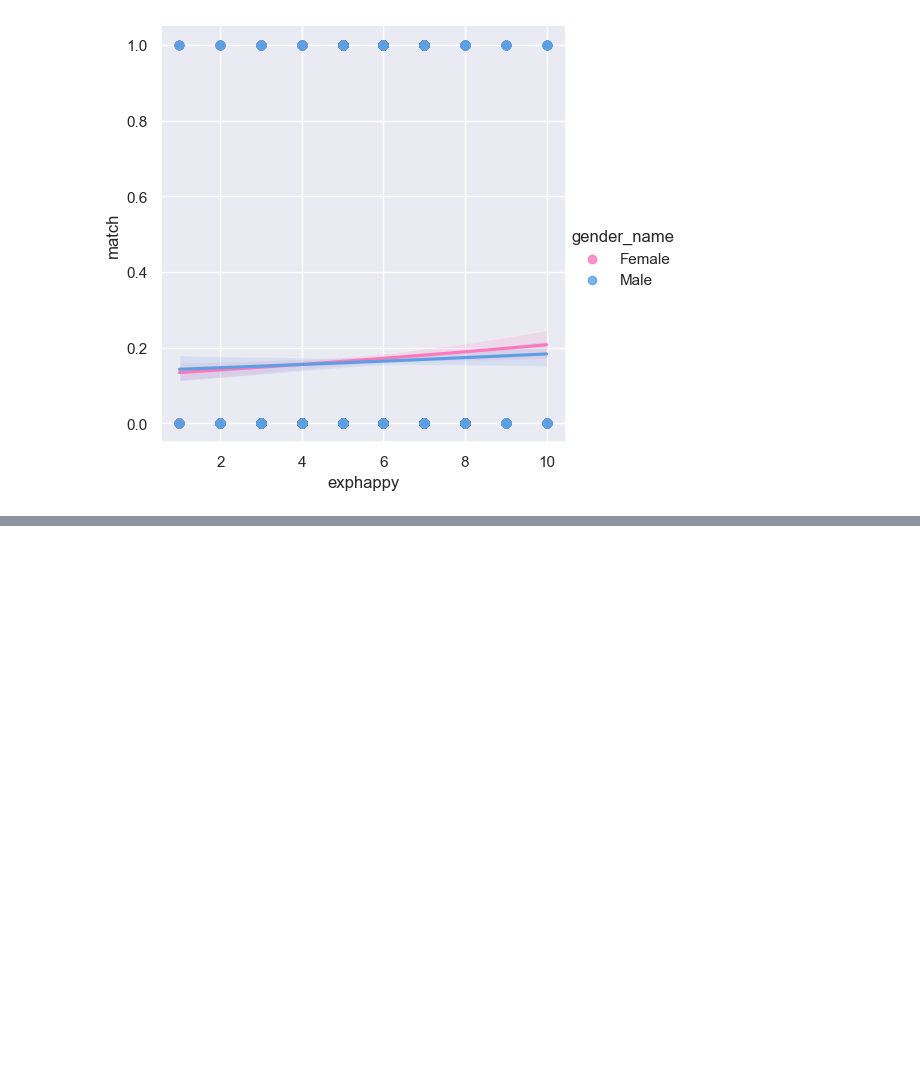
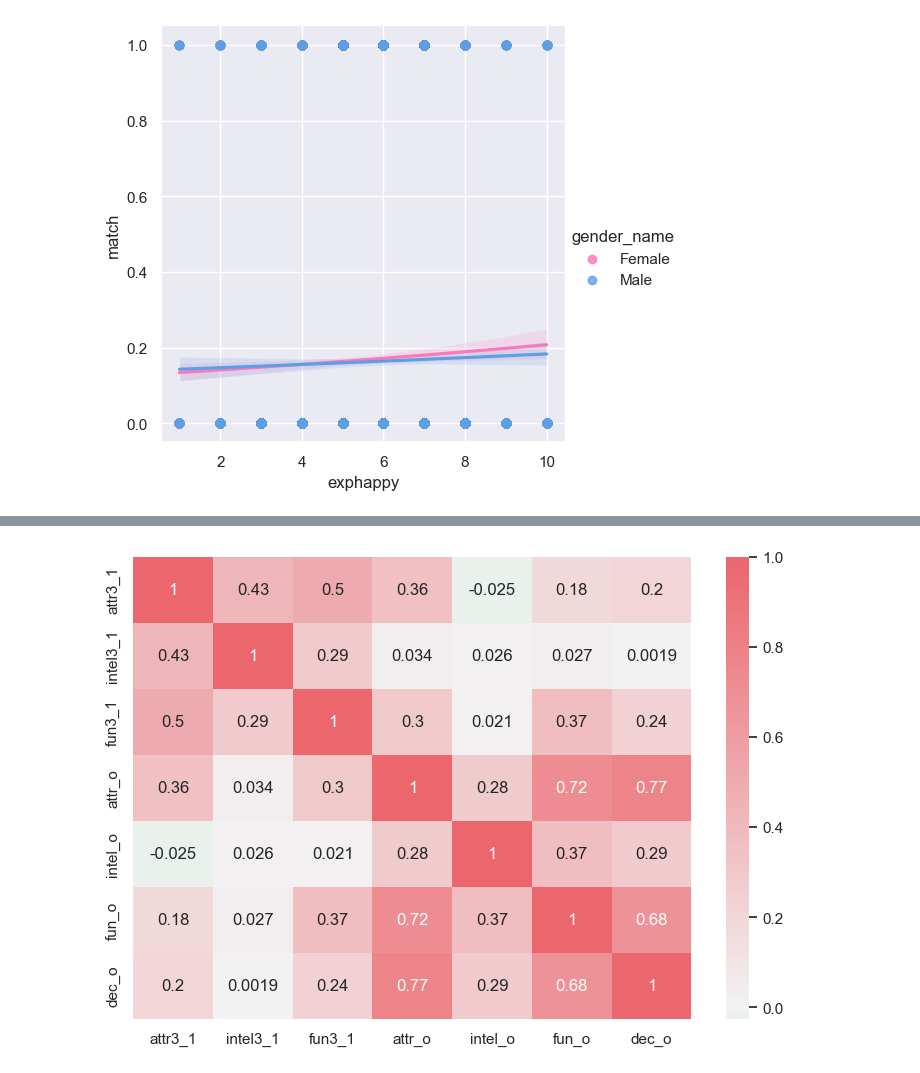
Before and after one commit to YuliyaSheichenka/Certification_Bloc_2, a Jupyter notebook: 01_speed_dating.ipynb, the cells around one changed output, grey strips where cells are left out. Cells and saved outputs as stored; diff of their text form; code cells hidden in the pictures; blank space fills up the shorter version.

```diff
--- a/01_speed_dating.ipynb
+++ b/01_speed_dating.ipynb
@@ -1266,0 +1428,13 @@ print(a)
+# %%
+male_iid_df = iid_df[iid_df['gender_name']=='Male']
+
+# Calculate the correlation matrix
+male_corr = male_iid_df[['attr3_1', 'intel3_1', 'fun3_1', 'attr_o', 'intel_o', 'fun_o', 'dec_o']].corr()
+f, ax = plt.subplots(figsize=(9, 6))
+
+# Plot the heatmap
+sns.heatmap(male_corr, cmap=palette, annot=True, center=0.00)
+
+plt.show()
+# %% [output]
+[figure, added]
```
Also changed, not shown: parts of 57 cells of this notebook.
